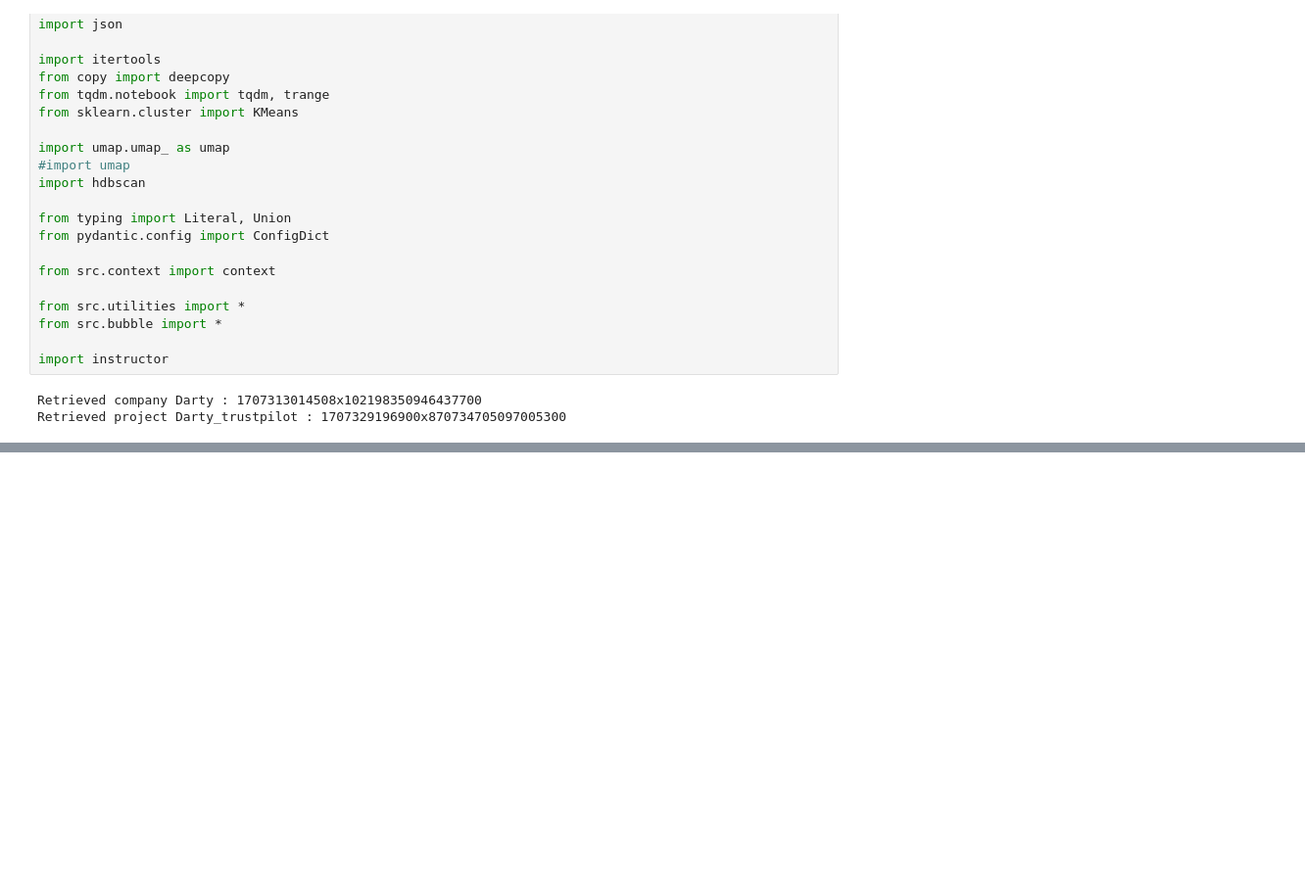
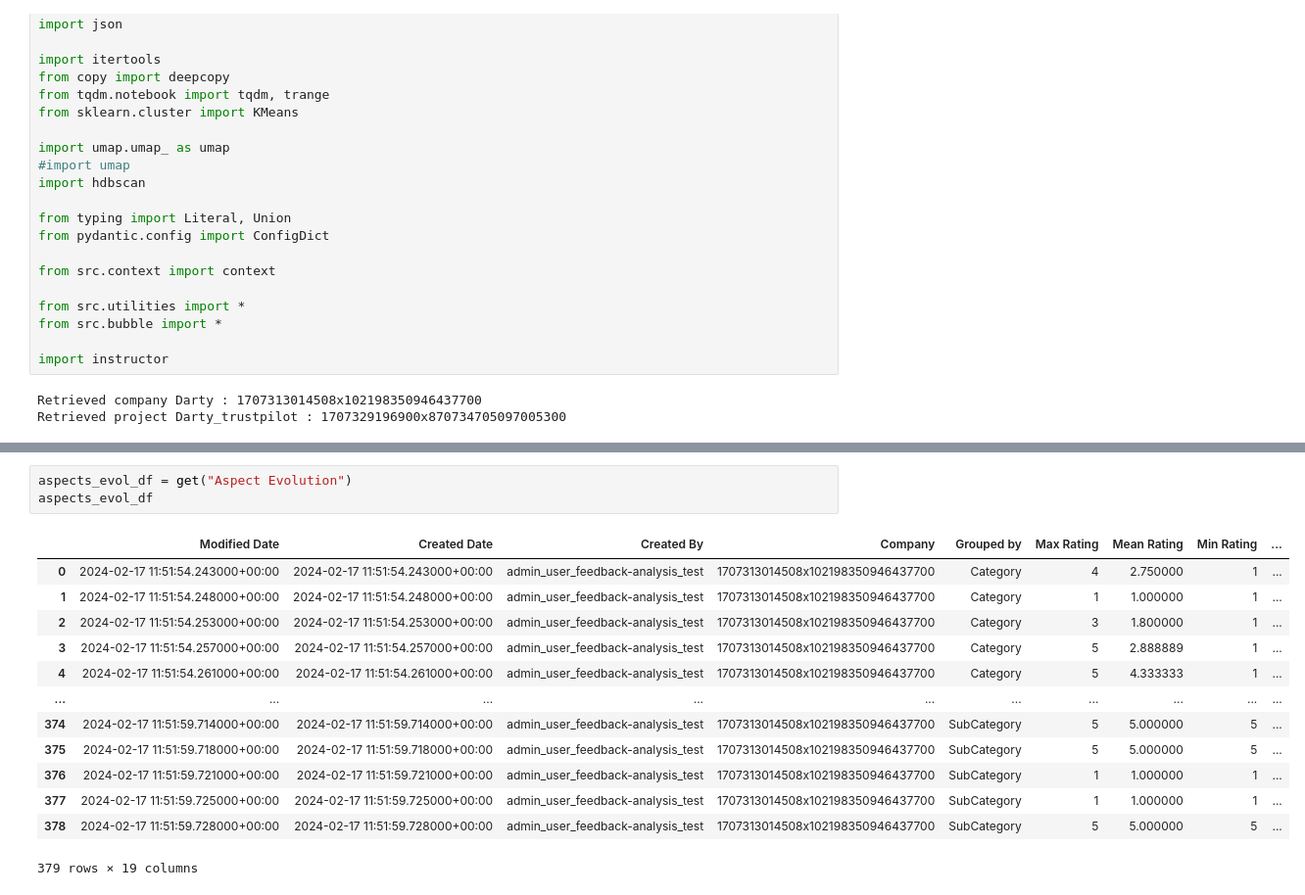
Before and after one commit to ArnaudGardille/Feedback-Analysis, a Jupyter notebook: prepare_visu.ipynb, the cells around one changed output, grey strips where cells are left out. Shown: that part at 98% size. Cells and saved outputs as stored; diff of their text form; blank space fills up the shorter version.

```diff
--- a/prepare_visu.ipynb
+++ b/prepare_visu.ipynb
@@ -65,0 +83,17 @@ aspects_df.groupby()
+# %%
+aspects_evol_df = get("Aspect Evolution")
+aspects_evol_df
+# %% [output]
+|  | Modified Date | Created Date | Created By | Company | Grouped by | Max Rating | Mean Rating | Min Rating | ... |
+| 0 | 2024-02-17 11:51:54.243000+00:00 | 2024-02-17 11:51:54.243000+00:00 | admin_user_feedback-analysis_test | 1707313014508x102198350946437700 | Category | 4 | 2.750000 | 1 | ... |
+| 1 | 2024-02-17 11:51:54.248000+00:00 | 2024-02-17 11:51:54.248000+00:00 | admin_user_feedback-analysis_test | 1707313014508x102198350946437700 | Category | 1 | 1.000000 | 1 | ... |
+| 2 | 2024-02-17 11:51:54.253000+00:00 | 2024-02-17 11:51:54.253000+00:00 | admin_user_feedback-analysis_test | 1707313014508x102198350946437700 | Category | 3 | 1.800000 | 1 | ... |
+| 3 | 2024-02-17 11:51:54.257000+00:00 | 2024-02-17 11:51:54.257000+00:00 | admin_user_feedback-analysis_test | 1707313014508x102198350946437700 | Category | 5 | 2.888889 | 1 | ... |
+| 4 | 2024-02-17 11:51:54.261000+00:00 | 2024-02-17 11:51:54.261000+00:00 | admin_user_feedback-analysis_test | 1707313014508x102198350946437700 | Category | 5 | 4.333333 | 1 | ... |
+| ... | ... | ... | ... | ... | ... | ... | ... | ... | ... |
+| 374 | 2024-02-17 11:51:59.714000+00:00 | 2024-02-17 11:51:59.714000+00:00 | admin_user_feedback-analysis_test | 1707313014508x102198350946437700 | SubCategory | 5 | 5.000000 | 5 | ... |
+| 375 | 2024-02-17 11:51:59.718000+00:00 | 2024-02-17 11:51:59.718000+00:00 | admin_user_feedback-analysis_test | 1707313014508x102198350946437700 | SubCategory | 5 | 5.000000 | 5 | ... |
+| 376 | 2024-02-17 11:51:59.721000+00:00 | 2024-02-17 11:51:59.721000+00:00 | admin_user_feedback-analysis_test | 1707313014508x102198350946437700 | SubCategory | 1 | 1.000000 | 1 | ... |
+| 377 | 2024-02-17 11:51:59.725000+00:00 | 2024-02-17 11:51:59.725000+00:00 | admin_user_feedback-analysis_test | 1707313014508x102198350946437700 | SubCategory | 1 | 1.000000 | 1 | ... |
+| 378 | 2024-02-17 11:51:59.728000+00:00 | 2024-02-17 11:51:59.728000+00:00 | admin_user_feedback-analysis_test | 1707313014508x102198350946437700 | SubCategory | 5 | 5.000000 | 5 | ... |
+379 rows × 19 columns
```
Also changed, not shown: parts of 21 cells of this notebook, 2 other files.
